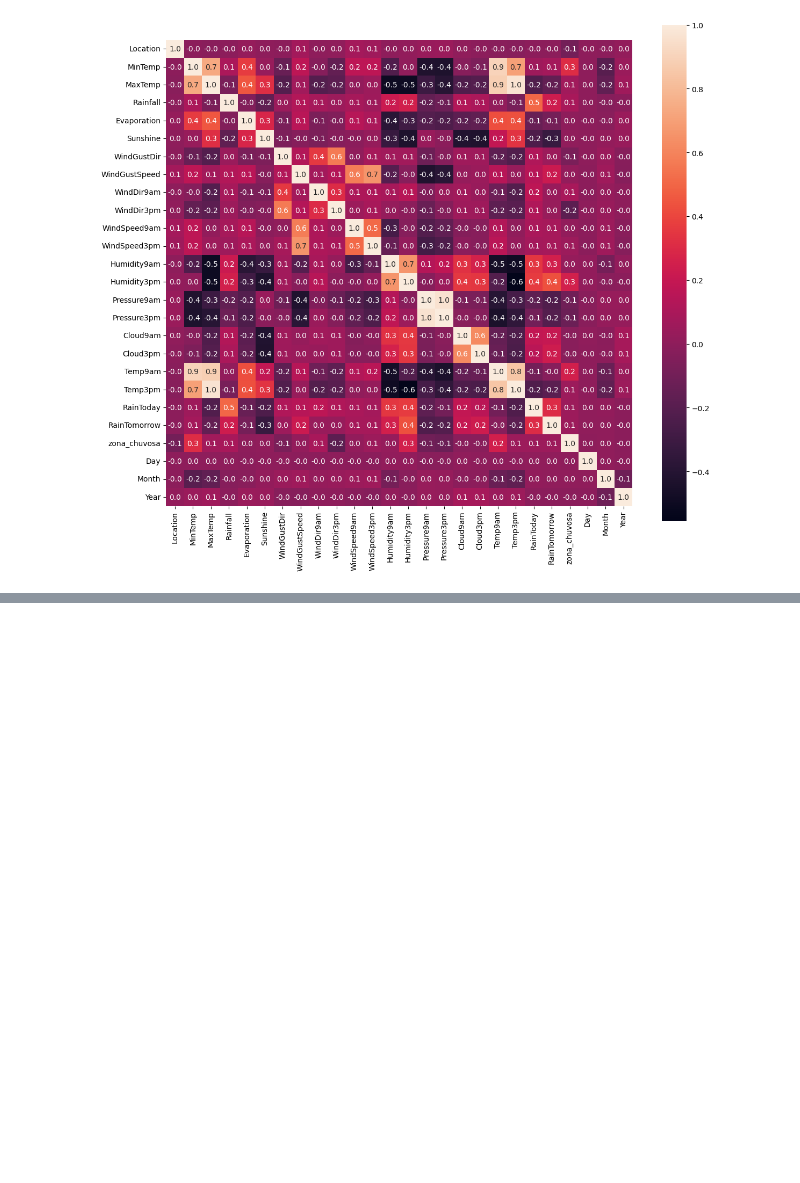
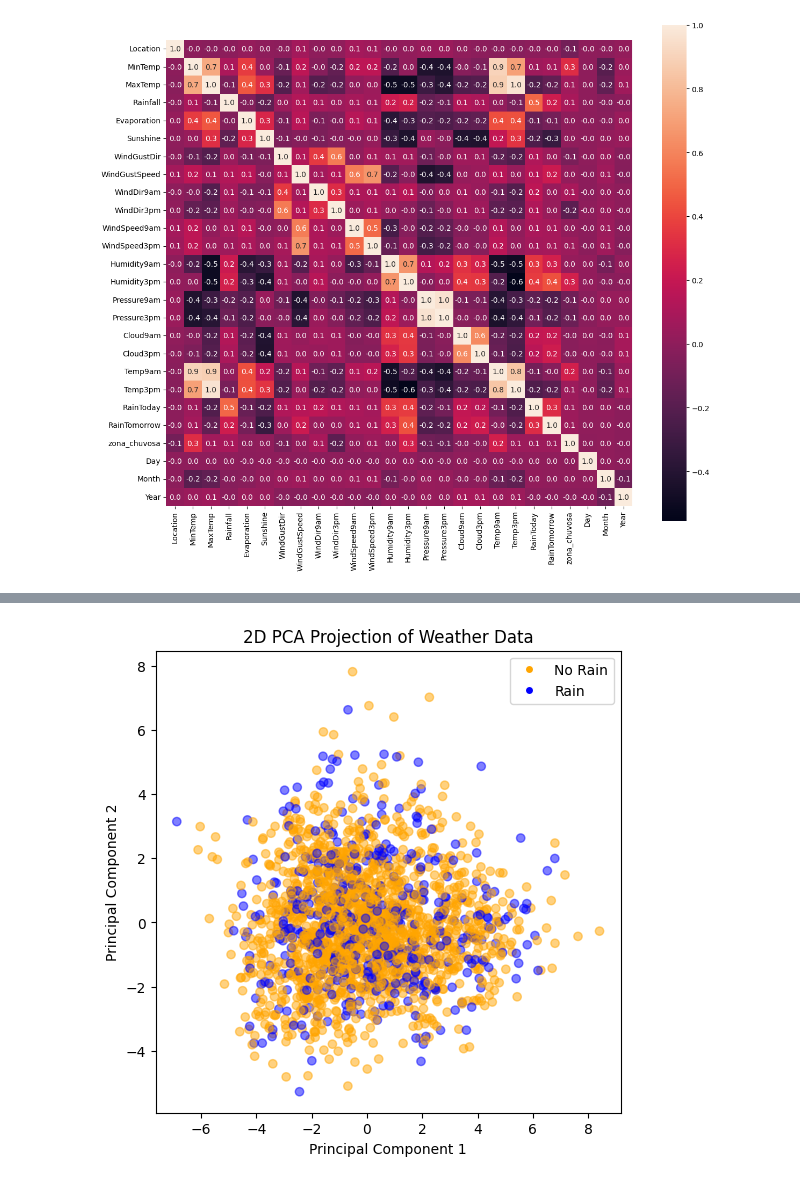
Before and after one commit to EduSelber/Deep-Learning-Project-Regression, a Jupyter notebook: Analise_e_Modelo.ipynb, the cells around one changed output, grey strips where cells are left out. Drawn from its saved outputs; the diff is of its cells as text; code cells hidden in the pictures; blank space fills up the shorter version.

```diff
--- a/Analise_e_Modelo.ipynb
+++ b/Analise_e_Modelo.ipynb
@@ -38,7 +38,7 @@ current_directory = os.getcwd()
 data_directory = os.path.join(current_directory, '..', 'data')
 
 # Carregando o dataset
-df = pd.read_csv(os.path.join(data_directory, 'weatherAUS.csv'))
+df = pd.read_csv('data/weatherAUS.csv')
 df
 # %% [output]
 |  | Date | Location | MinTemp | MaxTemp | Rainfall | Evaporation | Sunshine | WindGustDir | WindGustSpeed | ... |
@@ -451,0 +462,37 @@ plt.show()
+# %%
+import pandas as pd
+import matplotlib.pyplot as plt
+from sklearn.preprocessing import StandardScaler
+from sklearn.decomposition import PCA
+
+# Assume 'df' is your preprocessed DataFrame from the notebook
+X = df.drop('RainTomorrow', axis=1)
+y = df['RainTomorrow']
+
+# Scale features
+scaler = StandardScaler()
+X_scaled = scaler.fit_transform(X)
+
+# Apply PCA for 2D projection
+pca = PCA(n_components=2)
+X_pca = pca.fit_transform(X_scaled)
+
+# Create DataFrame for plotting
+df_pca = pd.DataFrame(X_pca, columns=['PC1', 'PC2'])
+df_pca['class'] = y
+
+# Sample 2000 points for visualization (to avoid overcrowding)
+df_sample = df_pca.sample(n=2000, random_state=42)
+
+# Plot similar to the attached image style
+plt.figure(figsize=(6, 6))
+colors = {0: 'orange', 1: 'blue'}
+plt.scatter(df_sample['PC1'], df_sample['PC2'], c=df_sample['class'].map(colors), alpha=0.5)
+plt.title('2D PCA Projection of Weather Data')
+plt.xlabel('Principal Component 1')
+plt.ylabel('Principal Component 2')
+plt.legend(handles=[plt.Line2D([0], [0], marker='o', color='w', markerfacecolor='orange', label='No Rain'),
+                    plt.Line2D([0], [0], marker='o', color='w', markerfacecolor='blue', label='Rain')])
+plt.show()
+# %% [output]
+[figure, added]
```
Also changed, not shown: parts of 6 cells of this notebook.
